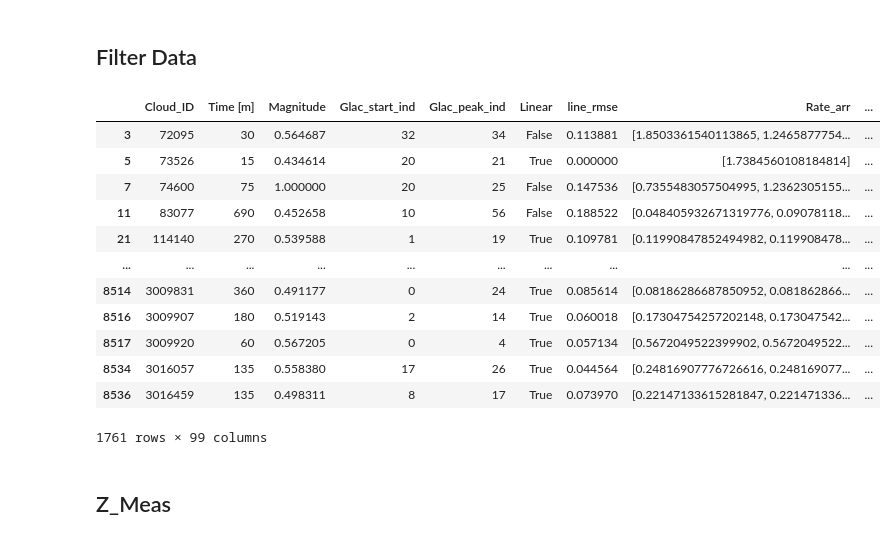
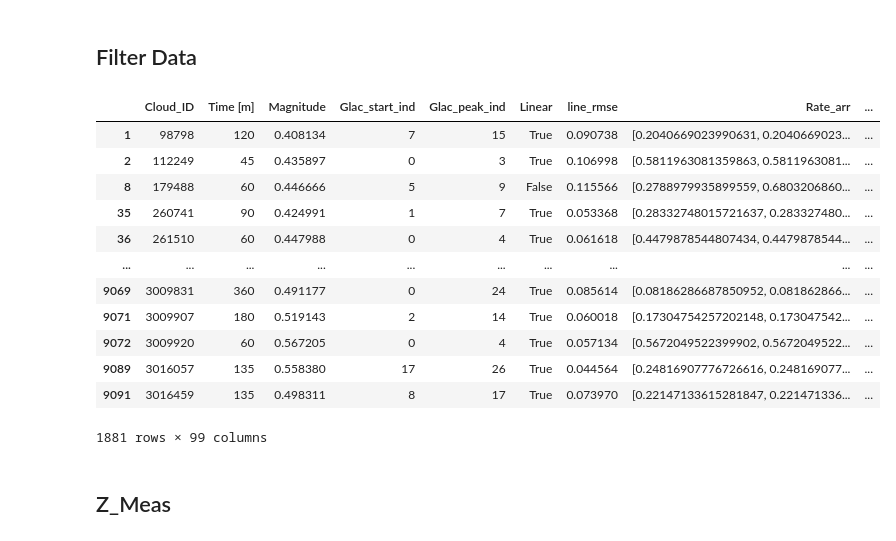
Before and after one commit to DragomirNikolov/MSGI, a Jupyter notebook: plotting/Bulk/ICOT_threshold.ipynb, the cells around one changed output. Drawn from its saved outputs; the diff is of its cells as text; code cells hidden in the pictures.

```diff
--- a/plotting/Bulk/ICOT_threshold.ipynb
+++ b/plotting/Bulk/ICOT_threshold.ipynb
@@ -43,7 +43,7 @@ else:
 # iwc_rel_df_loaded = pd.concat([iwc_rel_df_1, iwc_rel_df_2], ignore_index=True)
 
 bulk_data_df_list=[]
-for year in range(2007,2011):
+for year in range(2006,2011):
     # if year == 2010:
     #     continue
     bulk_data_df_list.append(pd.read_parquet(os.path.join(BULK_PATH,f"glaciations_with_bulk_data_V3_1_{year}.parquet")))
@@ -333,3 +335,14 @@ def generate_stats_by_rel_time(df, mode="mean"):
+# %%
+l2_start = 5
+l_depth=7
+iqr_filter_y=False
+iqr_filter_x=True
+ind_range = [-3, 4]
+rel_times_min = np.array(np.arange(ind_range[0],ind_range[1])*15,dtype=int)
+timesteps = [i for i in range(2, -3, -1)]
+mean_mode = "log"
+confidence_level = 0.90  # 0.68, 0.90, 0.95, 0.99, etc.
+n_bootstrap = 5000
 # %% [markdown]
 # Prepare data
 # %% [markdown]
@@ -397,8 +410,8 @@ def calculate_ct_depth(row, cod_threshold=0.2):
     return top_idx*120
 # %%
 # Calculate total optical depth per cloud
-bulk_data_df_split["2km_cot"] = bulk_data_df_split.apply(lambda row: optical_depth_path(row)["tau"][-1], axis=1)
-bulk_data_df_split["continious_cloud"] = bulk_data_df_split.apply(lambda row: ((optical_depth_path(row)["tau"][1:]-optical_depth_path(row)["tau"][:-1])>5*1e-4)[:20].all(), axis=1)
+bulk_data_df_split["3km_cot"] = bulk_data_df_split.apply(lambda row: optical_depth_path(row)["tau"][-1], axis=1)
+bulk_data_df_split["continious_cloud"] = bulk_data_df_split.apply(lambda row: ((optical_depth_path(row)["tau"][1:]-optical_depth_path(row)["tau"][:-1])>5*1e-4)[:l2_start+l_depth*2].all(), axis=1)
 bulk_data_df_split["ct_depth"]=bulk_data_df_split.apply(calculate_ct_depth,axis=1)
 # %%
 (bulk_data_df_split["ct_depth"].isna()).value_counts()
@@ -648,41 +667,41 @@ bulk_data_df_split["is_maritime"] = bulk_data_df_split.apply(lambda row: (row["s
 # %%
 # Filter only for clouds that survive after glaciation
 bulk_data_colocated = bulk_data_df_split[bulk_data_df_split["val_seviri_coincidence"]]
 bulk_data_filtered = bulk_data_colocated[bulk_data_colocated.track_length / pd.Timedelta(minutes=15) > bulk_data_colocated["Glac_peak_ind"]]
 # Filter for cloud lifetime - not too long
 # bulk_data_filtered = bulk_data_filtered[bulk_data_filtered.track_length < pd.Timedelta(hours=12)]
 
 # Filter for significant bulk optical thickness
-bulk_data_filtered = bulk_data_filtered[bulk_data_filtered["2km_cot"]>0.3]
+bulk_data_filtered = bulk_data_filtered[bulk_data_filtered["3km_cot"]>0.3]
 # Select only one pass where 2 are available
 bulk_data_filtered = bulk_data_filtered.drop_duplicates(subset="Cloud_ID", keep="first")
 # Filter for cclouds where extinction doesn't drop in the 2 kilometers
 bulk_data_filtered = bulk_data_filtered[bulk_data_filtered["continious_cloud"]]
 # Filter for cloud type
 bulk_data_filtered= bulk_data_filtered[bulk_data_filtered["Cloud type"].isin(["Altostratus", "Nimbostratus", "Stratocumulus", "Stratus"])]
 # bulk_data_filtered= bulk_data_filtered[~bulk_data_filtered["Cloud type"].isin(["Deep convection", "Cirrus", "Cirrostratus"])]
 # Remove clouds outside measurement boundaries
 bulk_data_filtered = bulk_data_filtered[bulk_data_filtered.avg_ctt-273.15 < 0]
 bulk_data_filtered = bulk_data_filtered[bulk_data_filtered.avg_ctt-273.15 > -36]
 # Take only maritime clouds
 # bulk_data_filtered = bulk_data_filtered[bulk_data_filtered["is_maritime"]]
 # bulk_data_filtered= bulk_data_filtered[bulk_data_filtered["Hemisphere"]=="South"]
 # stats_by_rel_time = generate_stats_by_rel_time(bulk_data_filtered, mode="mean")
 bulk_data_filtered
 # %% [output]
 |  | Cloud_ID | Time [m] | Magnitude | Glac_start_ind | Glac_peak_ind | Linear | line_rmse | Rate_arr | ... |
-| 3 | 72095 | 30 | 0.564687 | 32 | 34 | False | 0.113881 | [1.8503361540113865, 1.2465877754... | ... |
-| 5 | 73526 | 15 | 0.434614 | 20 | 21 | True | 0.000000 | [1.7384560108184814] | ... |
-| 7 | 74600 | 75 | 1.000000 | 20 | 25 | False | 0.147536 | [0.7355483057504995, 1.2362305155... | ... |
-| 11 | 83077 | 690 | 0.452658 | 10 | 56 | False | 0.188522 | [0.048405932671319776, 0.09078118... | ... |
-| 21 | 114140 | 270 | 0.539588 | 1 | 19 | True | 0.109781 | [0.11990847852494982, 0.119908478... | ... |
+| 1 | 98798 | 120 | 0.408134 | 7 | 15 | True | 0.090738 | [0.2040669023990631, 0.2040669023... | ... |
+| 2 | 112249 | 45 | 0.435897 | 0 | 3 | True | 0.106998 | [0.5811963081359863, 0.5811963081... | ... |
+| 8 | 179488 | 60 | 0.446666 | 5 | 9 | False | 0.115566 | [0.2788979935899559, 0.6803206860... | ... |
+| 35 | 260741 | 90 | 0.424991 | 1 | 7 | True | 0.053368 | [0.28332748015721637, 0.283327480... | ... |
+| 36 | 261510 | 60 | 0.447988 | 0 | 4 | True | 0.061618 | [0.4479878544807434, 0.4479878544... | ... |
 | ... | ... | ... | ... | ... | ... | ... | ... | ... | ... |
-| 8514 | 3009831 | 360 | 0.491177 | 0 | 24 | True | 0.085614 | [0.08186286687850952, 0.081862866... | ... |
-| 8516 | 3009907 | 180 | 0.519143 | 2 | 14 | True | 0.060018 | [0.17304754257202148, 0.173047542... | ... |
-| 8517 | 3009920 | 60 | 0.567205 | 0 | 4 | True | 0.057134 | [0.5672049522399902, 0.5672049522... | ... |
-| 8534 | 3016057 | 135 | 0.558380 | 17 | 26 | True | 0.044564 | [0.24816907776726616, 0.248169077... | ... |
-| 8536 | 3016459 | 135 | 0.498311 | 8 | 17 | True | 0.073970 | [0.22147133615281847, 0.221471336... | ... |
+| 9069 | 3009831 | 360 | 0.491177 | 0 | 24 | True | 0.085614 | [0.08186286687850952, 0.081862866... | ... |
+| 9071 | 3009907 | 180 | 0.519143 | 2 | 14 | True | 0.060018 | [0.17304754257202148, 0.173047542... | ... |
+| 9072 | 3009920 | 60 | 0.567205 | 0 | 4 | True | 0.057134 | [0.5672049522399902, 0.5672049522... | ... |
+| 9089 | 3016057 | 135 | 0.558380 | 17 | 26 | True | 0.044564 | [0.24816907776726616, 0.248169077... | ... |
+| 9091 | 3016459 | 135 | 0.498311 | 8 | 17 | True | 0.073970 | [0.22147133615281847, 0.221471336... | ... |
-1761 rows × 99 columns
+1881 rows × 99 columns
 # %% [markdown]
 ## Z_Meas
 # %%
```
Also changed, not shown: parts of 44 cells of this notebook, 7 other files.
